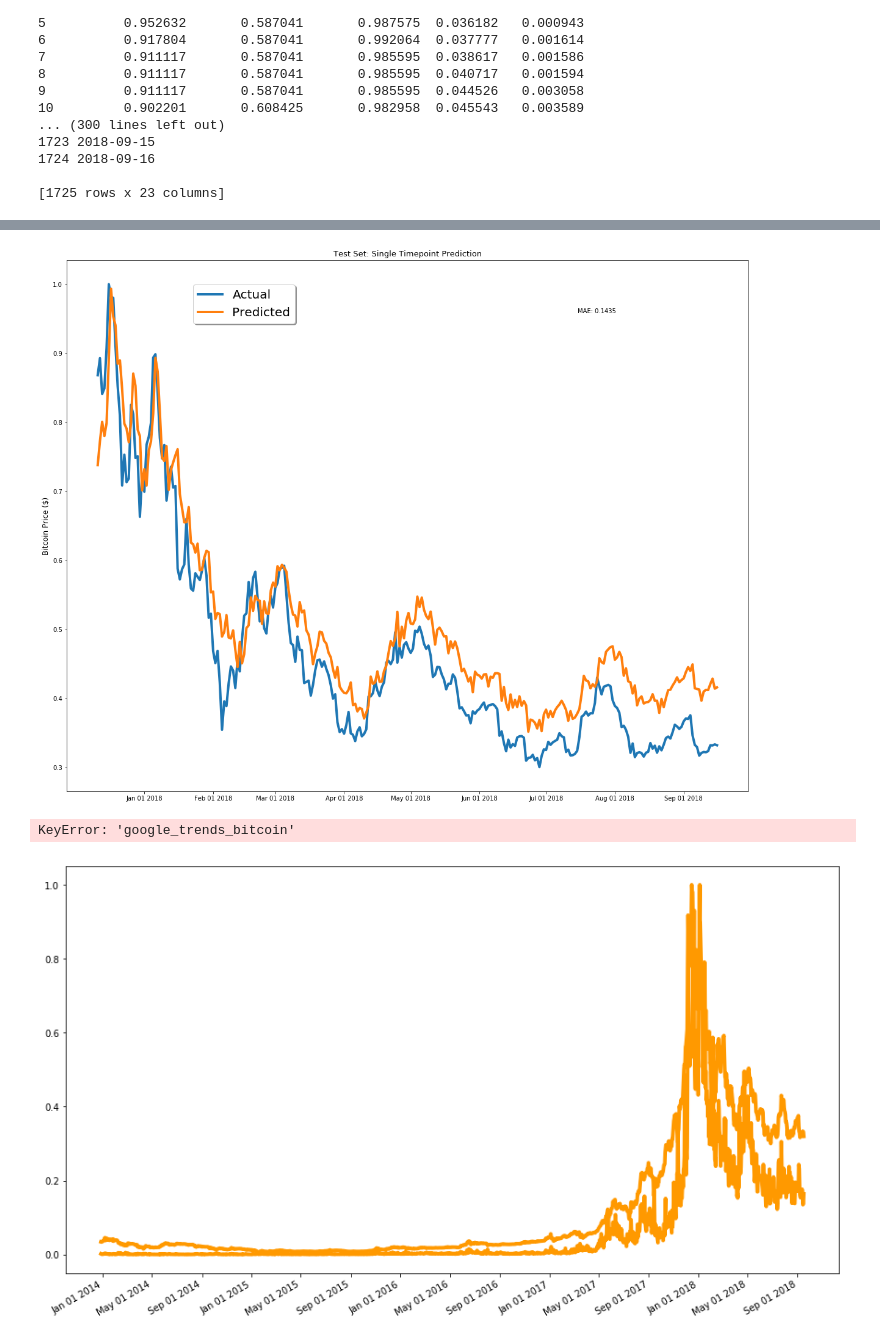
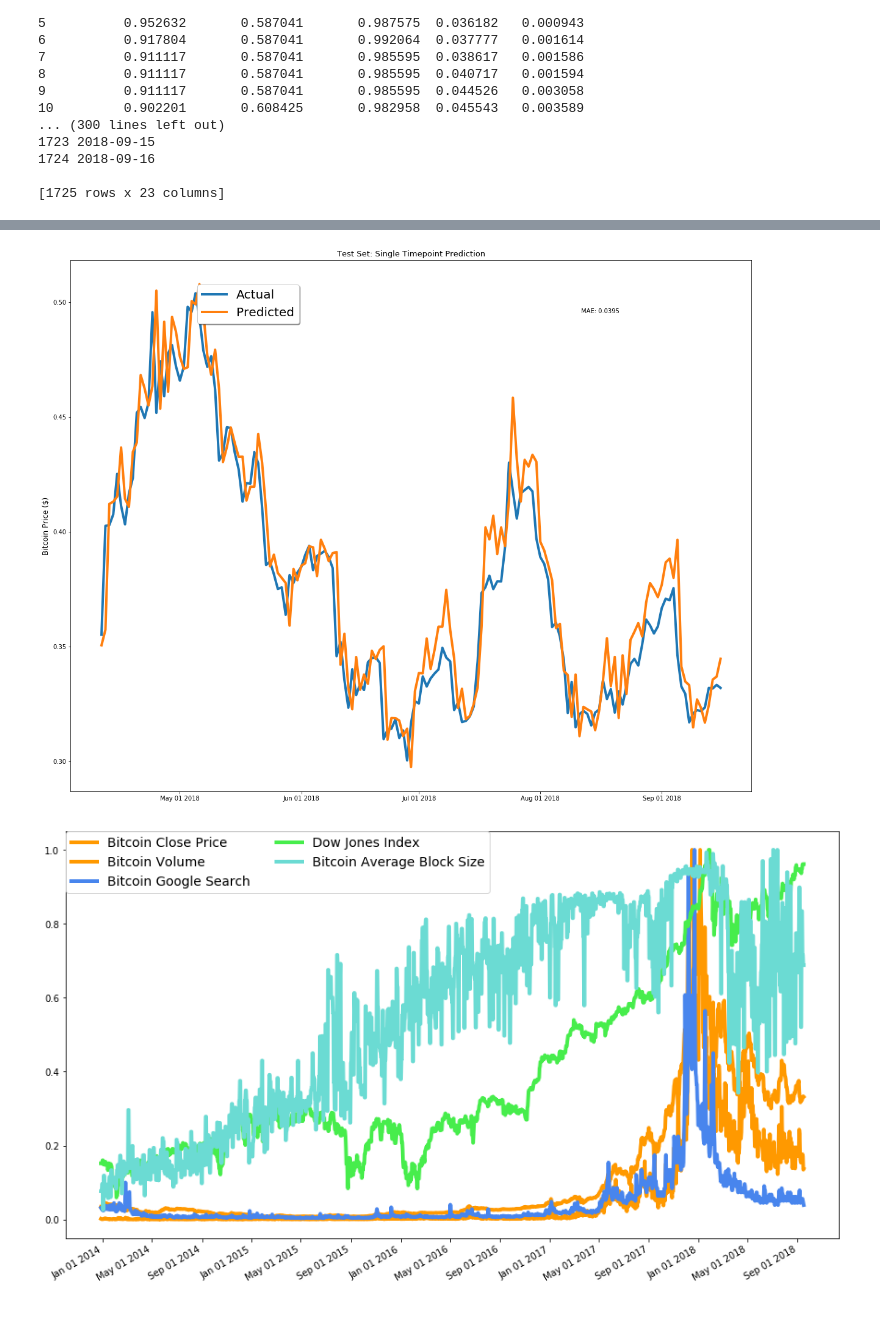
Before and after one commit to kejsiStruga/bitcoin-price-prediction, a Jupyter notebook: Data Gathering.ipynb, the cells around one changed output, grey strips where cells are left out. Cells and saved outputs as stored; diff of their text form; code cells hidden in the pictures.

Commit message:
More data visualization;

```diff
--- a/Data Gathering.ipynb
+++ b/Data Gathering.ipynb
@@ -187,0 +212,27 @@ macro_econ_data.head()
+# %%
+import matplotlib.pyplot as plt
+%matplotlib inline
+from matplotlib import rcParams # this module controls the default values for plotting in matplotlib
+rcParams['font.size'] = 14
+# rcParams['lines.linewidth'] = 4
+rcParams['figure.figsize'] = (20, 16)
+
+fig, (ax1, ax2) = plt.subplots(2,1, gridspec_kw = {'height_ratios':[5, 5]} )
+fig.autofmt_xdate()
+
+ax1.set_ylabel('Closing Price ($)',fontsize=13)
+ax2.set_ylabel('Volume ($ bn)',fontsize=13)
+ax2.set_yticks([int('%d000000000'%i) for i in range(0, 25, 3)])
+ax2.set_yticklabels(range(0, 25, 3))
+ax1.set_xticks([datetime.date(i,j,1) for i in range(2013,2019) for j in [1,7]])
+ax1.set_xticklabels('')
+ax2.set_xticks([datetime.date(i,j,1) for i in range(2013,2019) for j in [1,7]])
+ax2.set_xticklabels([datetime.date(i,j,1).strftime('%b %Y')  for i in range(2013,2019) for j in [1,7]])
+ax1.plot(coinmarket_btc_market_info['date'].astype(datetime.datetime),coinmarket_btc_market_info['open'])
+ax2.bar(coinmarket_btc_market_info['date'].astype(datetime.datetime).values, coinmarket_btc_market_info['volume'].values)
+fig.tight_layout()
+
+# print(bitcoin_market_info['bt_Volume'].values.max())
+fig.figimage(bitcoin_im, 320, 650, zorder=3, alpha=.6)
+plt.plot(subplots=True)
+# plt.show()
@@ -344,0 +373,5 @@ print(btc_final.tail())
+# %%
+import matplotlib.pyplot as plt
+import seaborn as sns
+%matplotlib inline
+sns.set()
@@ -412,6 +489,6 @@ Hover to magify
 | oil_price | -0.0012 | -0.021 | 0.0023 | -0.025 | -0.037 | 0.0054 | -0.026 | ... |
 # %%
-split_date = '2017-12-01' # Therefore, the test dataset has values from 2018-01-03 to 2018-09-13
+split_date = '2018-03-01' # Therefore, the test dataset has values from 2018-01-03 to 2018-09-13
 
 # we don't need the date columns anymore
 training_set, test_set = btc_final[btc_final['date']<split_date], btc_final[btc_final['date']>=split_date]
@@ -518,7 +598,7 @@ rcParams['figure.figsize'] = (20, 16)
 np.random.seed(202)
 # we'll try to predict the closing price for the next 5 days
 # change this value if you want to make longer/shorter prediction
-pred_range = 5
+pred_range = 100
 # initialise model architecture
 bt_model = build_model(LSTM_training_inputs, output_size=pred_range, neurons = 20)
 # model output is next 5 prices normalised to 10th previous closing price
@@ -575,42 +655,39 @@ ax1.set_ylabel('Bitcoin Price ($)',fontsize=12)
 ax1.legend(bbox_to_anchor=(0.15, 1), loc=2, borderaxespad=2, prop={'size': 20}, shadow=True)
 plt.show()
 # %% [output]
-[figure, old version]
+[figure, new version]
 # %%
 %matplotlib inline
 fig, ax1 = plt.subplots(1, 1, figsize=(15, 9)) # 1 row 1 col
 
 from matplotlib import rcParams # this module controls the default values for plotting in matplotlib
 rcParams['font.size'] = 10
 rcParams['lines.linewidth'] = 4
 rcParams['figure.figsize'] = (20, 16)
 
 fig.autofmt_xdate()
 
 ax1.set_xticks([datetime.date(j,i,1) for i in range(1,13,4) for j in range(2013,2019)])
 ax1.set_xticklabels([datetime.date(j,i,1).strftime('%b %d %Y')
                      for i in range(1,13,4) for j in range(2013,2019)])
 
 ax1.plot(btc_final['date'].astype(datetime.datetime),
              btc_final['bt_close'], label='Bitcoin Close Price', color='#FF9900')
 ax1.plot(btc_final['date'].astype(datetime.datetime),
              btc_final['bt_volume'], label='Bitcoin Volume', color='#FF9900')
 ax1.plot(btc_final['date'].astype(datetime.datetime),
              btc_final['google_trends_bitcoin'], label="Bitcoin Google Search", color='#4885ed')
 # ax1.plot(btc_final['date'].astype(datetime.datetime),
 #              btc_final['reddit_total_subscribers'], label="Bitcoin Reddit Subscribers", color='#ed475e')
 ax1.plot(btc_final['date'].astype(datetime.datetime),
-             btc_final['close'], label="Dow Jones Index", color='#47ed4c')
-ax1.plot(btc_final['date'].astype(datetime.datetime),
-             btc_final['exch_rate'], label="Coinbase Exchange Rate", color='#353127')
+             btc_final['dj_close'], label="Dow Jones Index", color='#47ed4c')
 ax1.plot(btc_final['date'].astype(datetime.datetime),
              btc_final['avg_block_size'], label="Bitcoin Average Block Size", color='#6bdbd3')
 
 ax1.legend(bbox_to_anchor=(0, 1), loc=2, borderaxespad=0., ncol=2, prop={'size': 14})
 plt.show()
 # %% [output]
-KeyError: 'google_trends_bitcoin'
-[figure, old version]
+[figure, new version]
 # %%
 %matplotlib inline
 from matplotlib import rcParams # this module controls the default values for plotting in matplotlib
```
Also changed, not shown: parts of 26 cells of this notebook, 1 other file.
